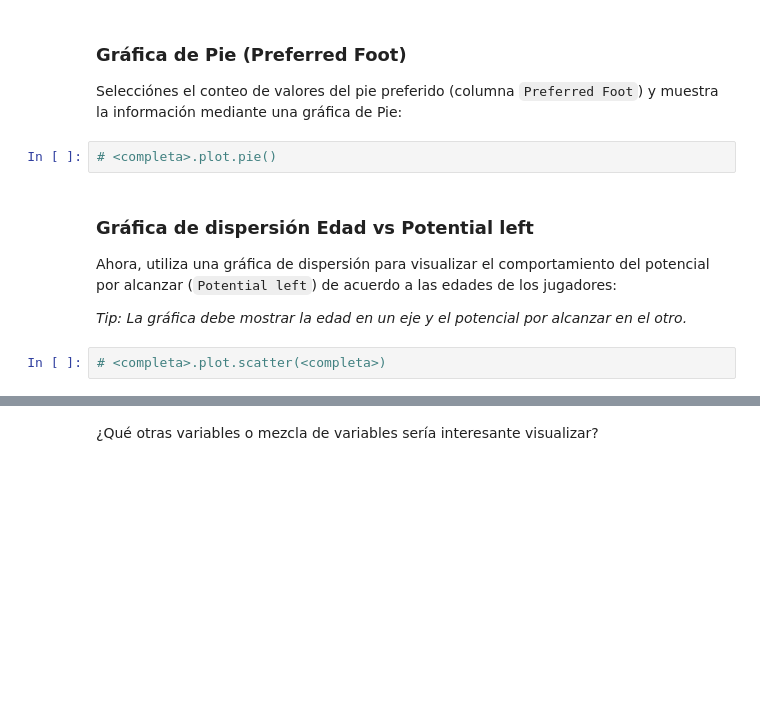
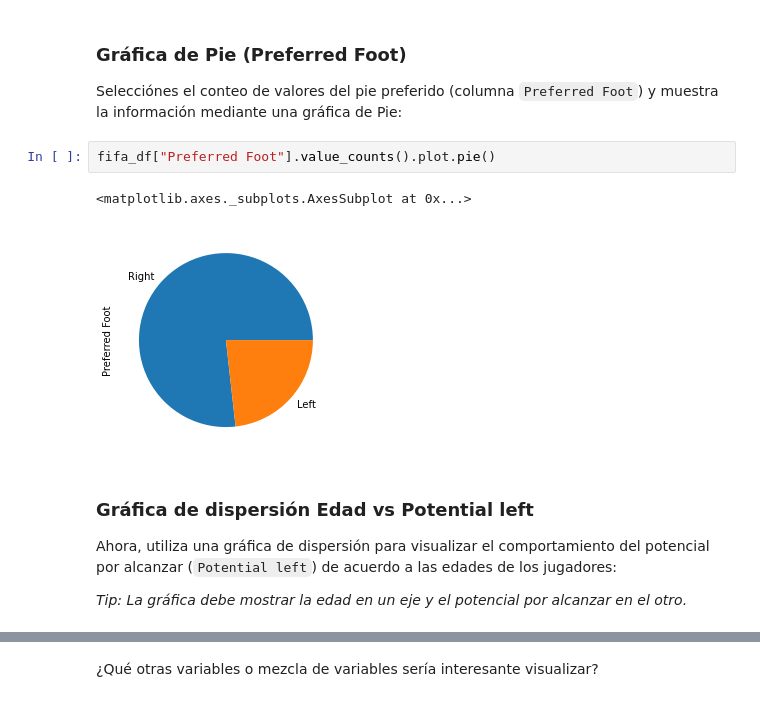
Before and after one commit to jorgeprs/Numpy_p1, a Jupyter notebook: Tema_1_Introduccion/practices/Practica_Pandas.ipynb, the cells around one changed output, grey strips where cells are left out. Drawn from its saved outputs; the diff is of its cells as text; blank space fills up the shorter version.

````diff
--- a/Tema_1_Introduccion/practices/Practica_Pandas.ipynb
+++ b/Tema_1_Introduccion/practices/Practica_Pandas.ipynb
@@ -431,13 +489,14 @@
 ### Gráfica de Pie (Preferred Foot)
 
 Selecciónes el conteo de valores del pie preferido (columna ```Preferred Foot```) y muestra la información mediante una gráfica de Pie:
-# %%
-# <completa>.plot.pie()
+# %%
+fifa_df["Preferred Foot"].value_counts().plot.pie()
+# %% [output]
+<matplotlib.axes._subplots.AxesSubplot at 0x...>
+[figure, added]
 # %% [markdown]
 ### Gráfica de dispersión Edad vs Potential left
 
 Ahora, utiliza una gráfica de dispersión para visualizar el comportamiento del potencial por alcanzar (```Potential left```) de acuerdo a las edades de los jugadores:
 
 *Tip: La gráfica debe mostrar la edad en un eje y el potencial por alcanzar en el otro.*
-# %%
-# <completa>.plot.scatter(<completa>)
````
Also changed, not shown: parts of 13 cells of this notebook.
